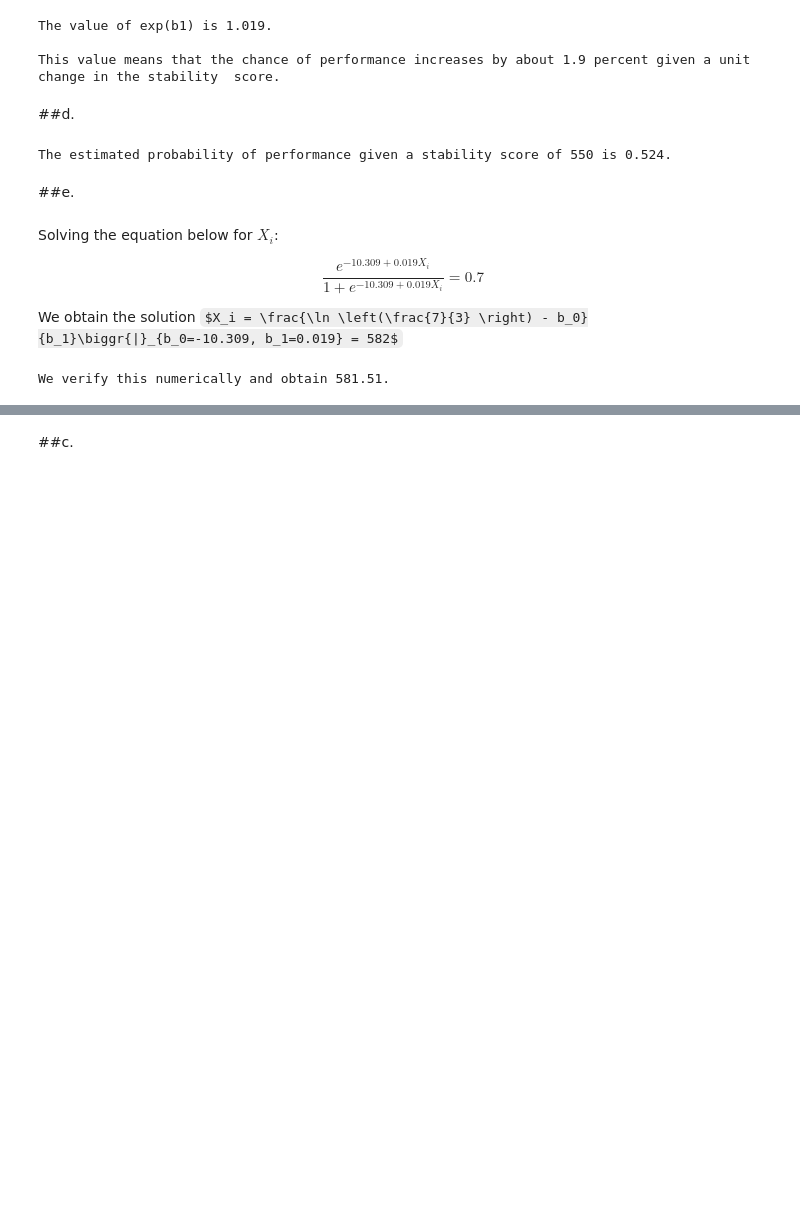
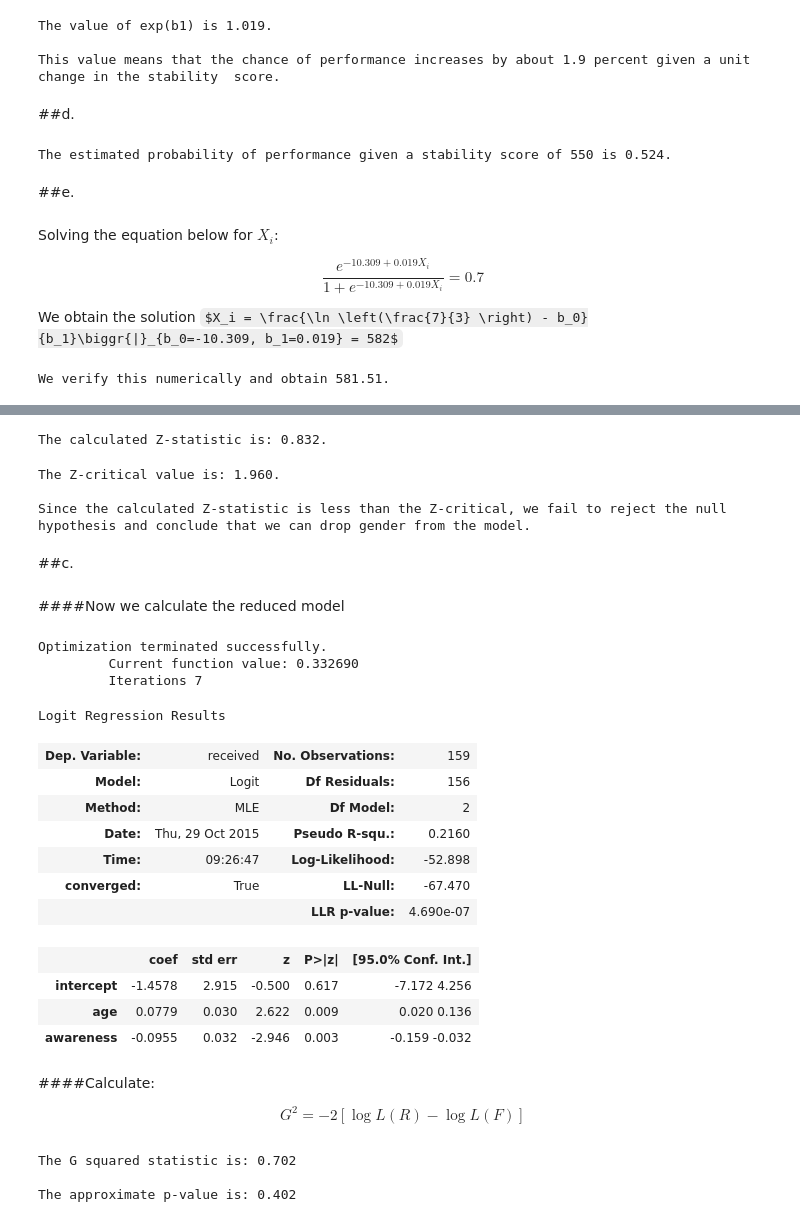
Before and after one commit to jcapitz/LinearRegression, a Jupyter notebook: STAT510/HW4/hw4.ipynb, the cells around one changed output, grey strips where cells are left out. Cells and saved outputs as stored; diff of their text form; code cells hidden in the pictures; some formulas as TeX source; blank space fills up the shorter version.

```diff
--- a/STAT510/HW4/hw4.ipynb
+++ b/STAT510/HW4/hw4.ipynb
@@ -491,2 +543,59 @@ We verify this numerically and obtain 581.51.
+# %%
+b3 = modelf.params[3]
+se3 = modelf.bse[3]
+
+zstat = b3/se3
+
+print 'The calculated Z-statistic is: %.3f.' %zstat
+# %% [output]
+The calculated Z-statistic is: 0.832.
+# %%
+zcrit = norm.ppf(0.975)
+
+print 'The Z-critical value is: %.3f.' %zcrit
+print ''
+print 'Since the calculated Z-statistic is less than the Z-critical, we fail to reject the null hypothesis and conclude that we can drop gender from the model.'
+# %% [output]
+The Z-critical value is: 1.960.
+
+Since the calculated Z-statistic is less than the Z-critical, we fail to reject the null hypothesis and conclude that we can drop gender from the model.
 # %% [markdown]
 ##c.
+# %% [markdown]
+####Now we calculate the reduced model
+# %%
+modelr = sm.Logit(flu['received'], flu[['intercept','age','awareness']]).fit()
+# %% [output]
+Optimization terminated successfully.
+         Current function value: 0.332690
+         Iterations 7
+# %%
+modelr.summary()
+# %% [output]
+Logit Regression Results
+| Dep. Variable: | received | No. Observations: | 159 |
+| Model: | Logit | Df Residuals: | 156 |
+| Method: | MLE | Df Model: | 2 |
+| Date: | Thu, 29 Oct 2015 | Pseudo R-squ.: | 0.2160 |
+| Time: | 09:26:47 | Log-Likelihood: | -52.898 |
+| converged: | True | LL-Null: | -67.470 |
+|  |  | LLR p-value: | 4.690e-07 |
+|  | coef | std err | z | P>|z| | [95.0% Conf. Int.] |
+| intercept | -1.4578 | 2.915 | -0.500 | 0.617 | -7.172 4.256 |
+| age | 0.0779 | 0.030 | 2.622 | 0.009 | 0.020 0.136 |
+| awareness | -0.0955 | 0.032 | -2.946 | 0.003 | -0.159 -0.032 |
+# %% [markdown]
+####Calculate:
+
+$$G^2 = -2\left[\log L\left(R\right) - \log L\left(F\right)\right]$$
+# %%
+Gsq = -2*(modelr.llf - modelf.llf)
+G_pval = 1 - chi2.cdf(Gsq,1)
+
+print 'The G squared statistic is: %.3f' %Gsq
+print ''
+print 'The approximate p-value is: %.3f' %G_pval
+# %% [output]
+The G squared statistic is: 0.702
+
+The approximate p-value is: 0.402
```
Also changed, not shown: parts of 15 cells of this notebook, 16 other files.
